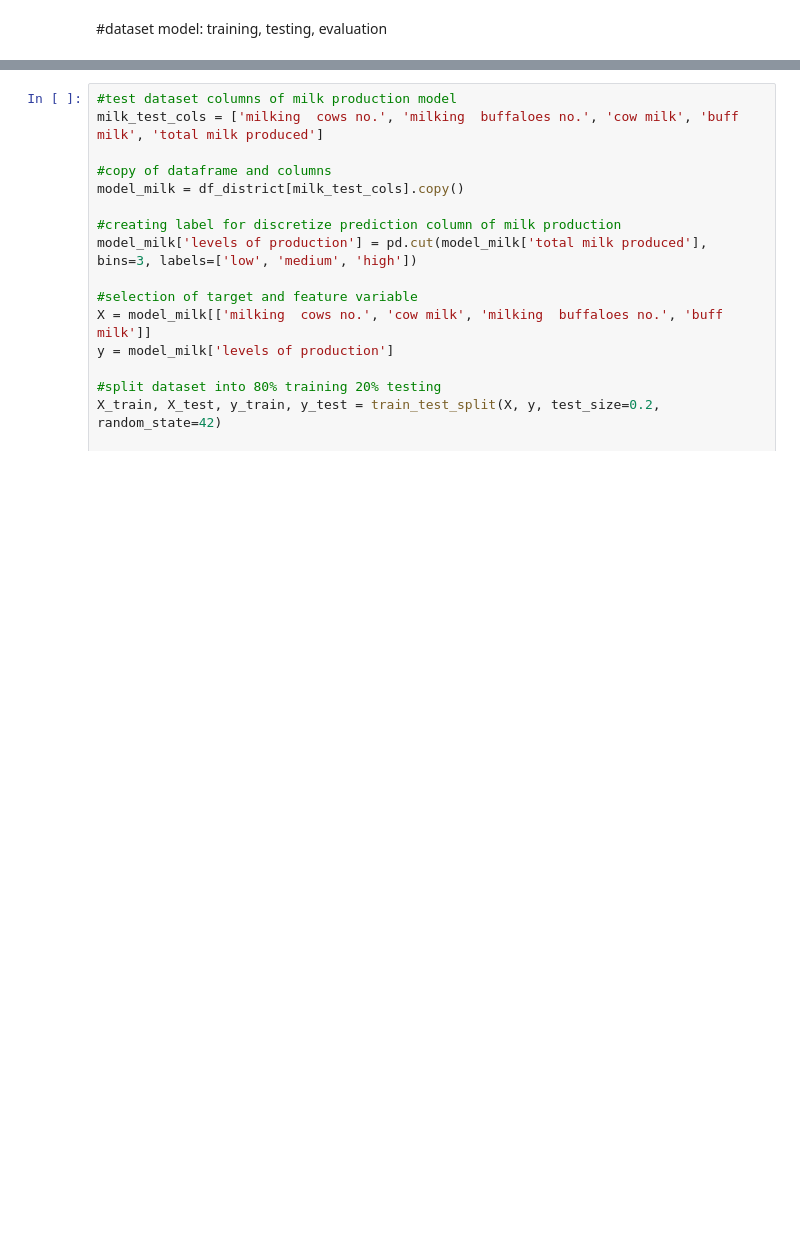
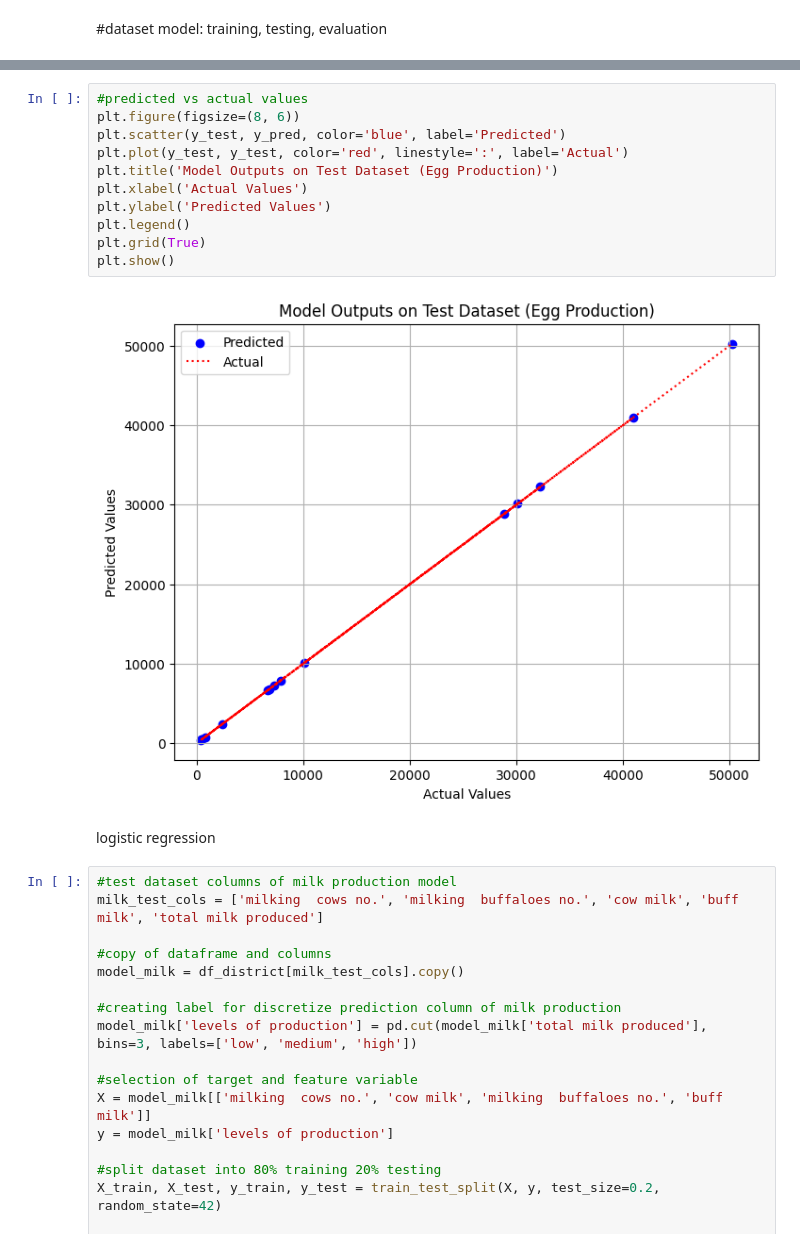
Before and after one commit to TSZJHLR/Machine_Learning-and-Parallel_Computing_with_Python-in-Colaboratory, a Jupyter notebook: Data_Analysis_with_Python.ipynb, the cells around one changed output, grey strips where cells are left out. Saved outputs shown, nothing was run; the diff lists cells and outputs as text; blank space fills up the shorter version.

```diff
--- a/Data_Analysis_with_Python.ipynb
+++ b/Data_Analysis_with_Python.ipynb
@@ -1190,3 +1236,18 @@ Sum Total Count: 31
+# %%
+#predicted vs actual values
+plt.figure(figsize=(8, 6))
+plt.scatter(y_test, y_pred, color='blue', label='Predicted')
+plt.plot(y_test, y_test, color='red', linestyle=':', label='Actual')
+plt.title('Model Outputs on Test Dataset (Egg Production)')
+plt.xlabel('Actual Values')
+plt.ylabel('Predicted Values')
+plt.legend()
+plt.grid(True)
+plt.show()
+# %% [output]
+[figure, added]
+# %% [markdown]
+logistic regression
 # %%
 #test dataset columns of milk production model
 milk_test_cols = ['milking  cows no.', 'milking  buffaloes no.', 'cow milk', 'buff milk', 'total milk produced']
```
Also changed, not shown: parts of 30 cells of this notebook.
